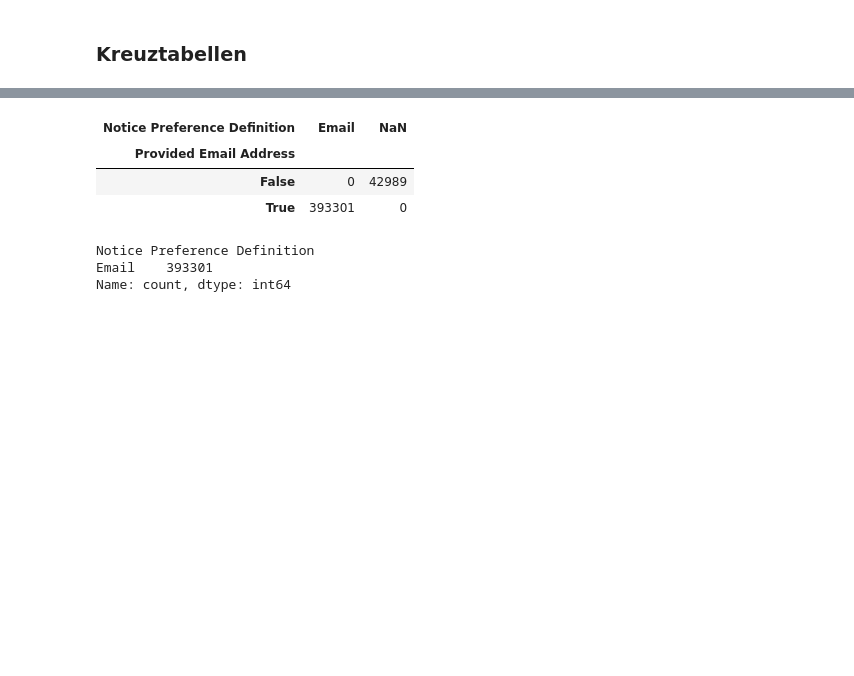
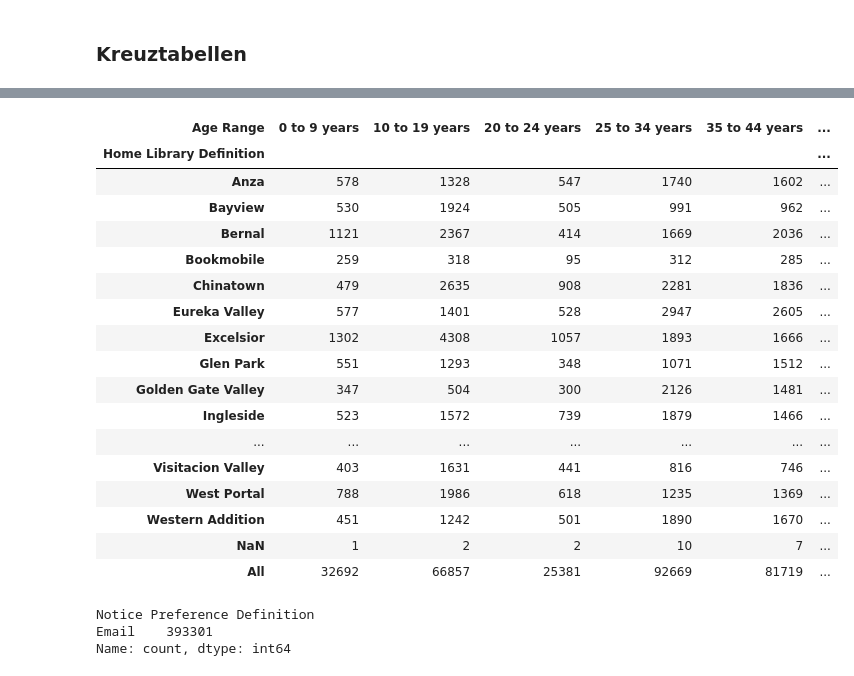
Before and after one commit to th-schmidt/2023-2024_Data_Librarian_Thomas_Schmidt, a Jupyter notebook: Modul_3/3_deskriptive_statistik.ipynb, the cells around one changed output, grey strips where cells are left out. Saved outputs shown, nothing was run; the diff lists cells and outputs as text; code cells hidden in the pictures; blank space fills up the shorter version.

```diff
--- a/Modul_3/3_deskriptive_statistik.ipynb
+++ b/Modul_3/3_deskriptive_statistik.ipynb
@@ -399,16 +399,30 @@ df.head(2)
 | 1 | 5 | Staff | 480 | 378 | NaN | e9 | ... |
 # %%
 pd.crosstab(
-    df['Provided Email Address'],
-    df['Notice Preference Definition'],
-    margins=False,
+    df['Home Library Definition'],
+    df['Age Range'],
+    margins=True,
     dropna=False
 )
 # %% [output]
-| Notice Preference Definition | Email | NaN |
-| Provided Email Address |  |  |
-| False | 0 | 42989 |
-| True | 393301 | 0 |
+| Age Range | 0 to 9 years | 10 to 19 years | 20 to 24 years | 25 to 34 years | 35 to 44 years | ... |
+| Home Library Definition |  |  |  |  |  | ... |
+| Anza | 578 | 1328 | 547 | 1740 | 1602 | ... |
+| Bayview | 530 | 1924 | 505 | 991 | 962 | ... |
+| Bernal | 1121 | 2367 | 414 | 1669 | 2036 | ... |
+| Bookmobile | 259 | 318 | 95 | 312 | 285 | ... |
+| Chinatown | 479 | 2635 | 908 | 2281 | 1836 | ... |
+| Eureka Valley | 577 | 1401 | 528 | 2947 | 2605 | ... |
+| Excelsior | 1302 | 4308 | 1057 | 1893 | 1666 | ... |
+| Glen Park | 551 | 1293 | 348 | 1071 | 1512 | ... |
+| Golden Gate Valley | 347 | 504 | 300 | 2126 | 1481 | ... |
+| Ingleside | 523 | 1572 | 739 | 1879 | 1466 | ... |
+| ... | ... | ... | ... | ... | ... | ... |
+| Visitacion Valley | 403 | 1631 | 441 | 816 | 746 | ... |
+| West Portal | 788 | 1986 | 618 | 1235 | 1369 | ... |
+| Western Addition | 451 | 1242 | 501 | 1890 | 1670 | ... |
+| NaN | 1 | 2 | 2 | 10 | 7 | ... |
+| All | 32692 | 66857 | 25381 | 92669 | 81719 | ... |
 # %%
 df['Notice Preference Definition'].value_counts()
 # %% [output]
```
Also changed, not shown: parts of 1 cell of this notebook, 1 other file.
